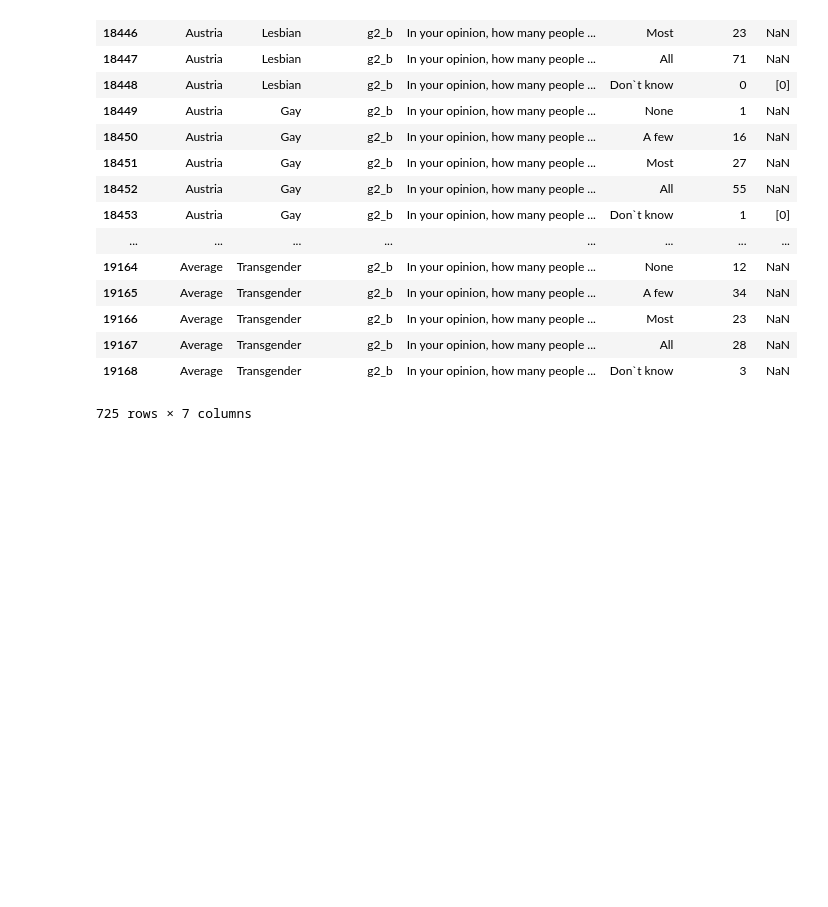
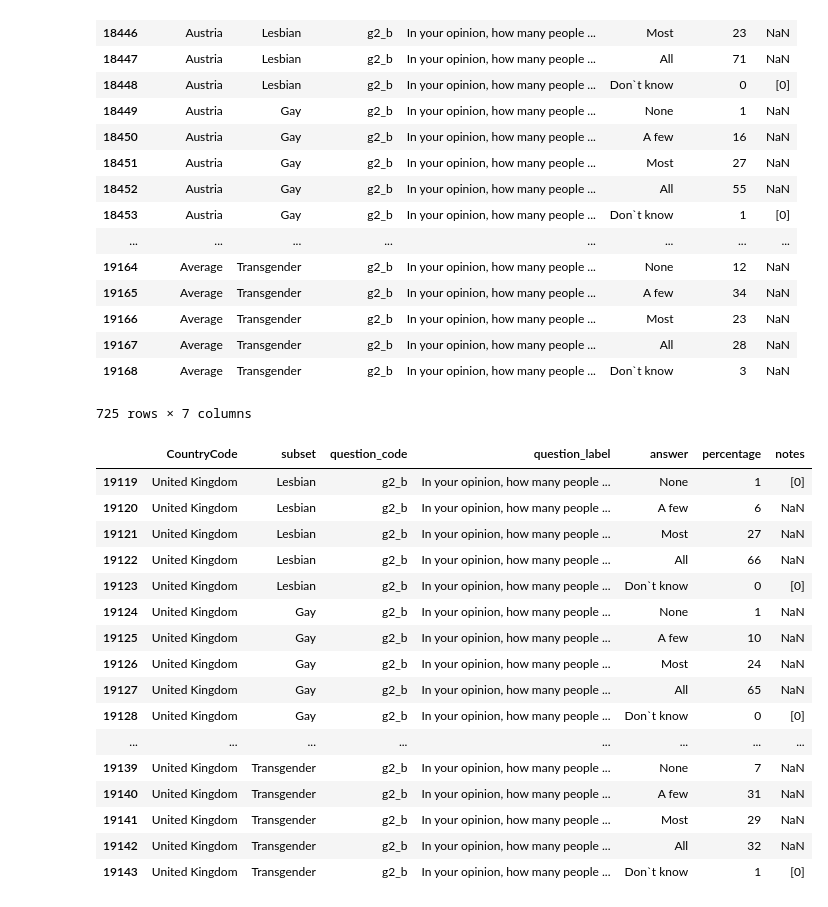
Before and after one commit to irwinmier96/Extra_Side_Projects, a Jupyter notebook: LGBT Europe/daily_life_survey.ipynb, the cells around one changed output. Cells and saved outputs as stored; diff of their text form; code cells hidden in the pictures; blank space fills up the shorter version.

Commit message:
added tables

```diff
--- a/LGBT Europe/daily_life_survey.ipynb
+++ b/LGBT Europe/daily_life_survey.ipynb
@@ -122,3 +122,24 @@ picked_questions
 | 19167 | Average | Transgender | g2_b | In your opinion, how many people ... | All | 28 | NaN |
 | 19168 | Average | Transgender | g2_b | In your opinion, how many people ... | Don`t know | 3 | NaN |
 725 rows × 7 columns
+# %%
+uk = picked_questions[picked_questions["CountryCode"] == "United Kingdom"]
+uk
+# %% [output]
+|  | CountryCode | subset | question_code | question_label | answer | percentage | notes |
+| 19119 | United Kingdom | Lesbian | g2_b | In your opinion, how many people ... | None | 1 | [0] |
+| 19120 | United Kingdom | Lesbian | g2_b | In your opinion, how many people ... | A few | 6 | NaN |
+| 19121 | United Kingdom | Lesbian | g2_b | In your opinion, how many people ... | Most | 27 | NaN |
+| 19122 | United Kingdom | Lesbian | g2_b | In your opinion, how many people ... | All | 66 | NaN |
+| 19123 | United Kingdom | Lesbian | g2_b | In your opinion, how many people ... | Don`t know | 0 | [0] |
+| 19124 | United Kingdom | Gay | g2_b | In your opinion, how many people ... | None | 1 | NaN |
+| 19125 | United Kingdom | Gay | g2_b | In your opinion, how many people ... | A few | 10 | NaN |
+| 19126 | United Kingdom | Gay | g2_b | In your opinion, how many people ... | Most | 24 | NaN |
+| 19127 | United Kingdom | Gay | g2_b | In your opinion, how many people ... | All | 65 | NaN |
+| 19128 | United Kingdom | Gay | g2_b | In your opinion, how many people ... | Don`t know | 0 | [0] |
+| ... | ... | ... | ... | ... | ... | ... | ... |
+| 19139 | United Kingdom | Transgender | g2_b | In your opinion, how many people ... | None | 7 | NaN |
+| 19140 | United Kingdom | Transgender | g2_b | In your opinion, how many people ... | A few | 31 | NaN |
+| 19141 | United Kingdom | Transgender | g2_b | In your opinion, how many people ... | Most | 29 | NaN |
+| 19142 | United Kingdom | Transgender | g2_b | In your opinion, how many people ... | All | 32 | NaN |
+| 19143 | United Kingdom | Transgender | g2_b | In your opinion, how many people ... | Don`t know | 1 | [0] |
```
Also changed, not shown: parts of 3 cells of this notebook, 1 other file.
